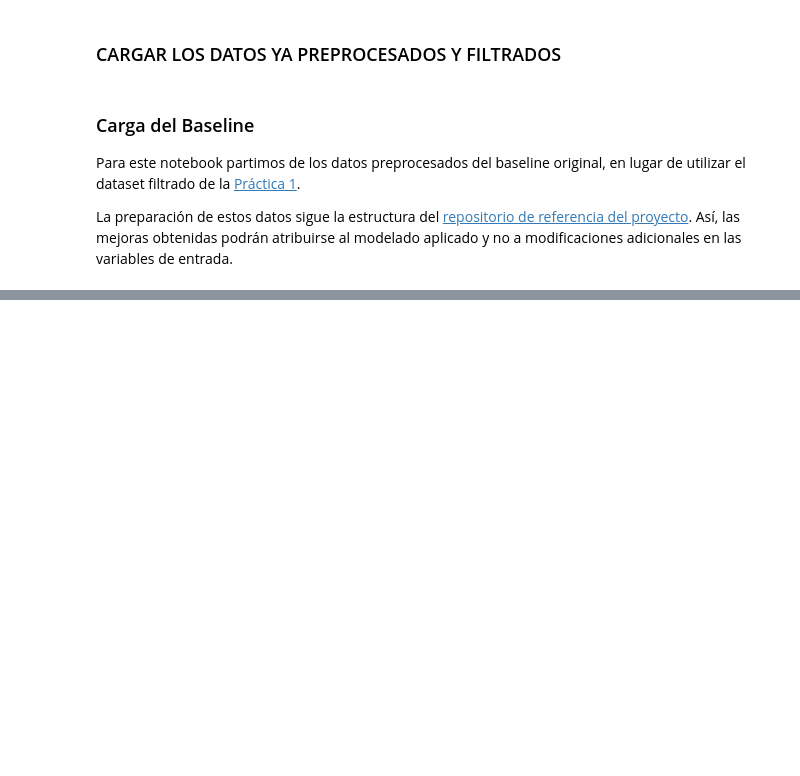
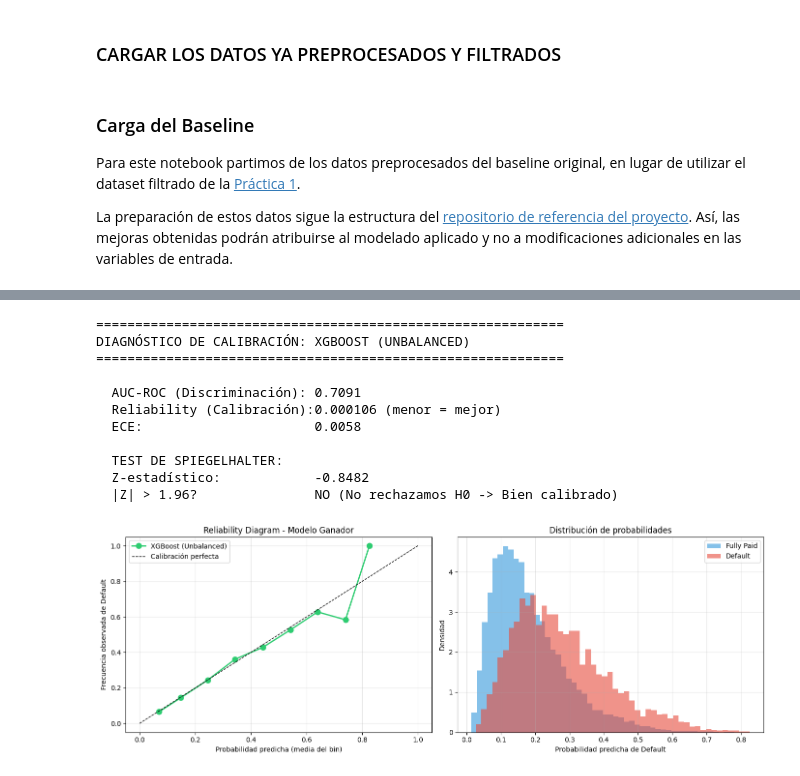
Before and after one commit to lolamaturana/credit-risk-calibrated-model, a Jupyter notebook: practica2_notebook.ipynb, the cells around one changed output, grey strips where cells are left out. Cells and saved outputs as stored; diff of their text form; code cells hidden in the pictures; blank space fills up the shorter version.

Commit message:
notebook completo y model.pkl

```diff
--- a/practica2_notebook.ipynb
+++ b/practica2_notebook.ipynb
@@ -36,3 +42,15 @@ with open('data/filtered/X_test_filtered.pkl', 'rb') as f:
     X_test_final = pickle.load(f)
 with open('data/filtered/y_test_filtered.pkl', 'rb') as f:
     y_test = pickle.load(f)
+
+
+y_train_flat = y_train.values.ravel()
+y_test_flat = y_test.values.ravel()
+
+# scale_pos_weight para XGBoost / No Balanceados
+n_negative = np.sum(y_train_flat == 0)
+n_positive = np.sum(y_train_flat == 1)
+scale_pos_weight = n_negative / n_positive
+
+print(f"Train: {X_train_final.shape}  |  Test: {X_test_final.shape}")
+print(f"scale_pos_weight = {scale_pos_weight:.2f}")
@@ -38,0 +60,8 @@ with open('data/filtered/y_test_filtered.pkl', 'rb') as f:
+# %%
+# Split interno train/val para la optimización con TPE
+# El test queda reservado SOLO para la evaluación final de los modelos tuneados
+X_tr, X_val, y_tr, y_val = train_test_split(
+    X_train_final, y_train_flat,
+    test_size=0.2, random_state=42, stratify=y_train_flat
+)
+print(f"Train interno: {X_tr.shape}  |  Val interno: {X_val.shape}")
@@ -61,0 +460,55 @@ Persistencia del modelo
+# %%
+# 1. Cálculos
+decomp = brier_decomposition(y_test_flat, y_prob_ganador)
+Z_stat, B_obs, B_exp = spiegelhalter_z_test(y_test_flat, y_prob_ganador)
+auc_val = roc_auc_score(y_test_flat, y_prob_ganador)
+ece_val = calculate_ece(y_test_flat, y_prob_ganador)
+
+# 2. Imprimir Reporte de Diagnóstico
+print("=" * 60)
+print("DIAGNÓSTICO DE CALIBRACIÓN: XGBOOST (UNBALANCED)")
+print("=" * 60)
+print(f"\n  AUC-ROC (Discriminación): {auc_val:.4f}")
+print(f"  Reliability (Calibración):{decomp['reliability']:.6f} (menor = mejor)")
+print(f"  ECE:                      {ece_val:.4f}")
+print(f"\n  TEST DE SPIEGELHALTER:")
+print(f"  Z-estadístico:            {Z_stat:.4f}")
+print(f"  |Z| > 1.96?               {'SÍ (Rechazamos H0 -> Mal calibrado)' if abs(Z_stat) > 1.96 else 'NO (No rechazamos H0 -> Bien calibrado)'}")
+
+# 3. Gráfico: Reliability Diagram
+fig, axes = plt.subplots(1, 2, figsize=(14, 5))
+
+# Curva de calibración
+prob_true, prob_pred = calibration_curve(y_test_flat, y_prob_ganador, n_bins=10, strategy='uniform')
+axes[0].plot(prob_pred, prob_true, 'o-', color='#2ecc71', lw=2, markersize=8, label='XGBoost (Unbalanced)')
+axes[0].plot([0, 1], [0, 1], 'k--', lw=1, label='Calibración perfecta')
+axes[0].set_xlabel('Probabilidad predicha (media del bin)')
+axes[0].set_ylabel('Frecuencia observada de Default')
+axes[0].set_title('Reliability Diagram - Modelo Ganador')
+axes[0].legend()
+axes[0].grid(True, alpha=0.3)
+
+# Histograma de probabilidades
+axes[1].hist(y_prob_ganador[y_test_flat == 0], bins=50, alpha=0.6, label='Fully Paid', color='#3498db', density=True)
+axes[1].hist(y_prob_ganador[y_test_flat == 1], bins=50, alpha=0.6, label='Default', color='#e74c3c', density=True)
+axes[1].set_xlabel('Probabilidad predicha de Default')
+axes[1].set_ylabel('Densidad')
+axes[1].set_title('Distribución de probabilidades')
+axes[1].legend()
+axes[1].grid(True, alpha=0.3)
+
+plt.tight_layout()
+plt.show()
+# %% [output]
+============================================================
+DIAGNÓSTICO DE CALIBRACIÓN: XGBOOST (UNBALANCED)
+============================================================
+
+  AUC-ROC (Discriminación): 0.7091
+  Reliability (Calibración):0.000106 (menor = mejor)
+  ECE:                      0.0058
+
+  TEST DE SPIEGELHALTER:
+  Z-estadístico:            -0.8482
+  |Z| > 1.96?               NO (No rechazamos H0 -> Bien calibrado)
+[figure, added]
```
Also changed, not shown: parts of 30 cells of this notebook, 3 other files.
